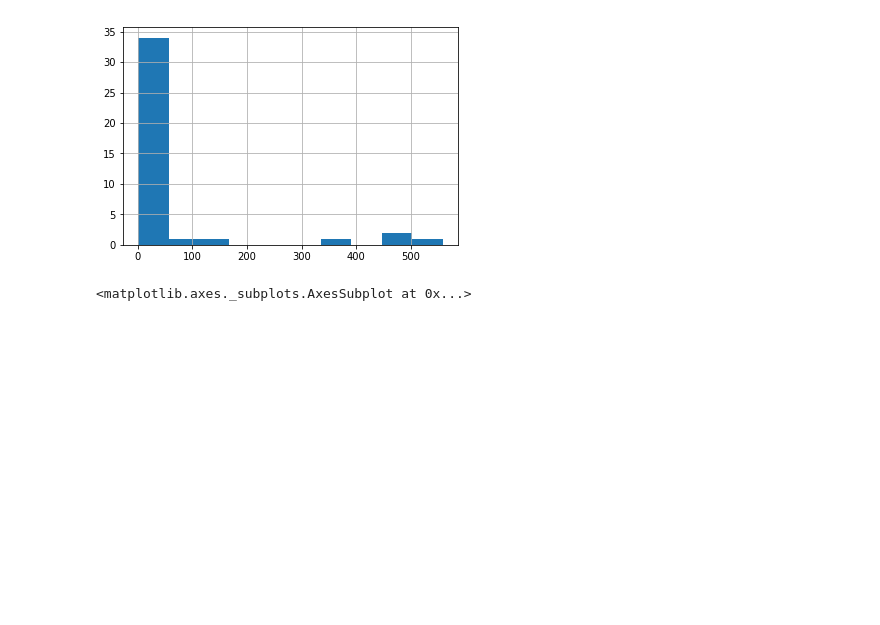
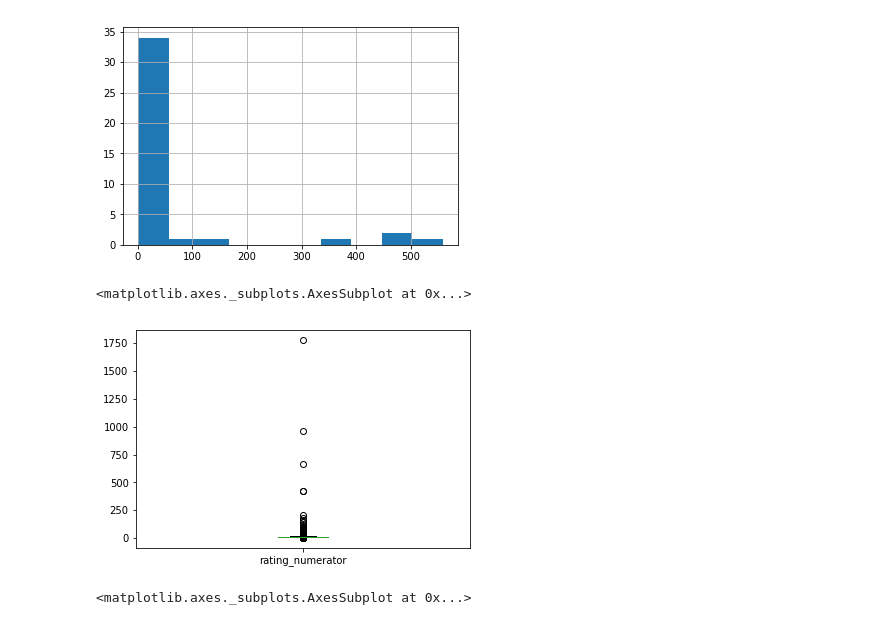
Before and after one commit to MohamedElgohary2012/udacity-wrangle-and-analyze-data, a Jupyter notebook: wrangle_act.ipynb, the cells around one changed output. Drawn from its saved outputs; the diff is of its cells as text; code cells hidden in the pictures; blank space fills up the shorter version.

```diff
--- a/wrangle_act.ipynb
+++ b/wrangle_act.ipynb
@@ -268,6 +223,11 @@ twitter_archive_df.rating_numerator.value_counts().hist()
 # %% [output]
 <matplotlib.axes._subplots.AxesSubplot at 0x...>
 [figure]
+# %%
+twitter_archive_df.rating_numerator.plot.box()
+# %% [output]
+<matplotlib.axes._subplots.AxesSubplot at 0x...>
+[figure, added]
 # %%
 twitter_archive_df.rating_denominator.value_counts().hist()
 # %% [output]
```
Also changed, not shown: parts of 104 cells of this notebook, 1 other file.
